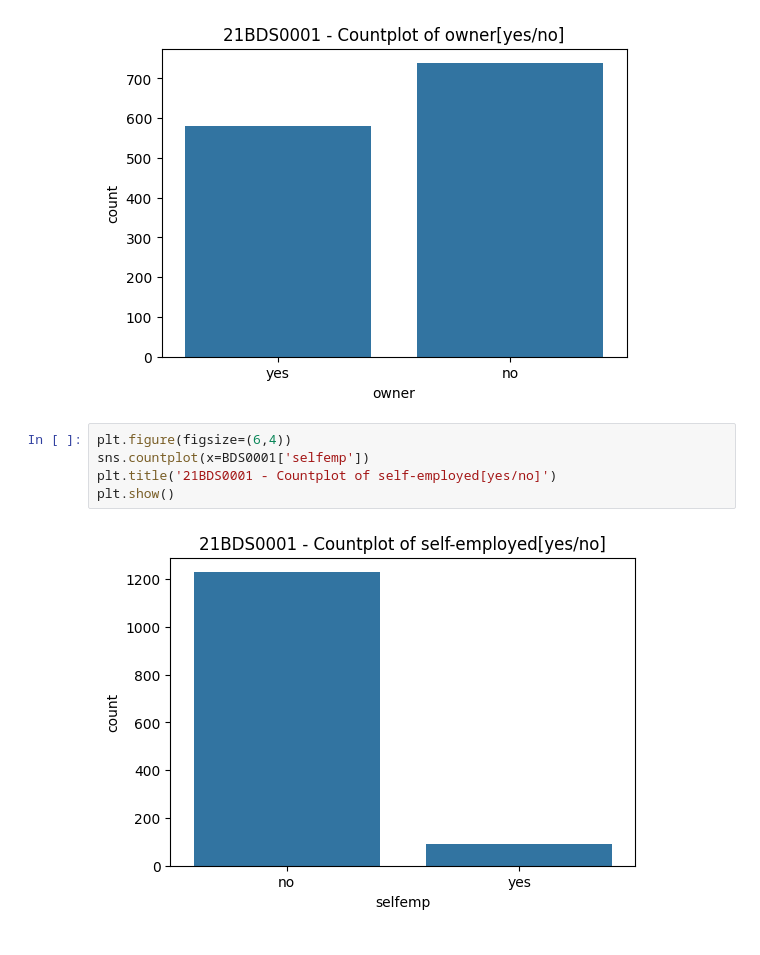
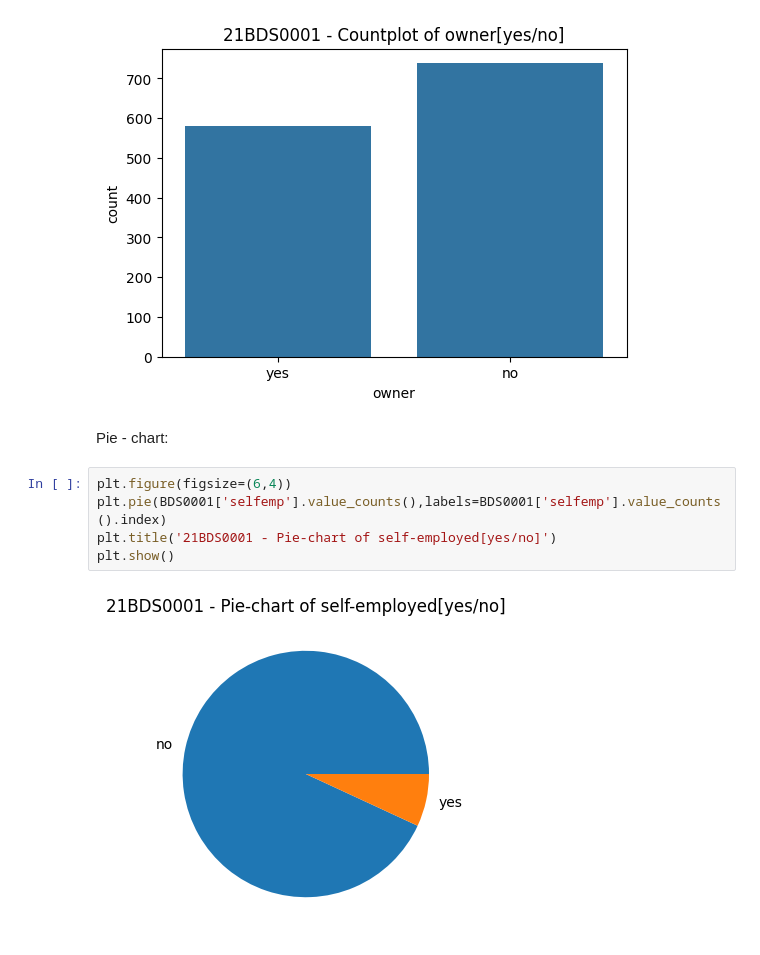
Before and after one commit to mukund-n/EDA---DA---21BDS0001, a Jupyter notebook: EDA_21BDS0001.ipynb, the cells around one changed output. Drawn from its saved outputs; the diff is of its cells as text.

```diff
--- a/EDA_21BDS0001.ipynb
+++ b/EDA_21BDS0001.ipynb
@@ -353,10 +353,12 @@ plt.title('21BDS0001 - Countplot of owner[yes/no]')
 plt.show()
 # %% [output]
 [figure]
+# %% [markdown]
+Pie - chart:
 # %%
 plt.figure(figsize=(6,4))
-sns.countplot(x=BDS0001['selfemp'])
-plt.title('21BDS0001 - Countplot of self-employed[yes/no]')
+plt.pie(BDS0001['selfemp'].value_counts(),labels=BDS0001['selfemp'].value_counts().index)
+plt.title('21BDS0001 - Pie-chart of self-employed[yes/no]')
 plt.show()
 # %% [output]
-[figure, old version]
+[figure, new version]
```
Also changed, not shown: parts of 6 cells of this notebook.
